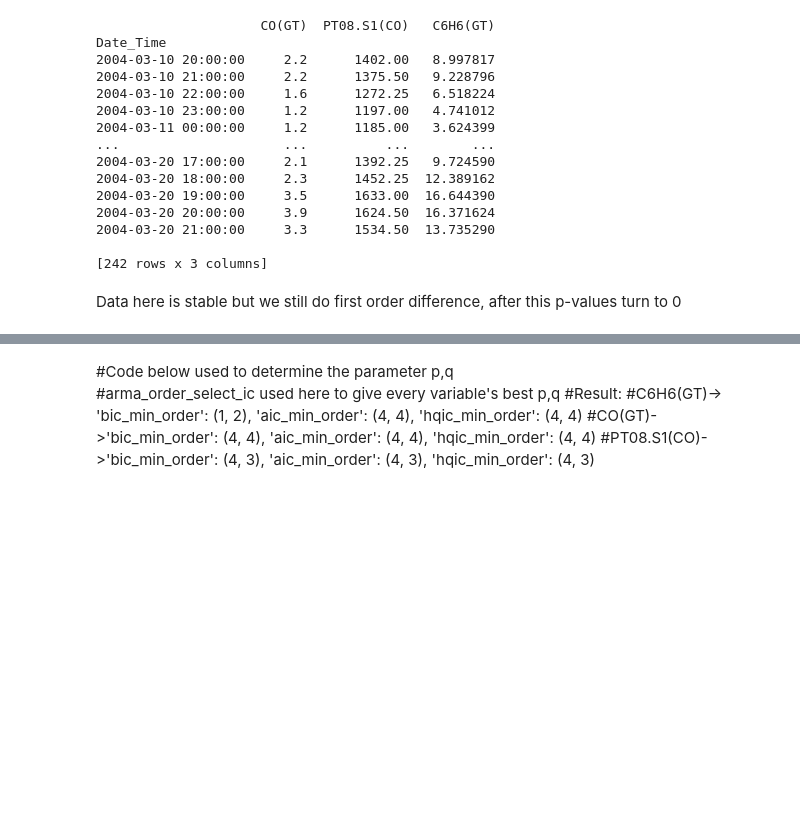
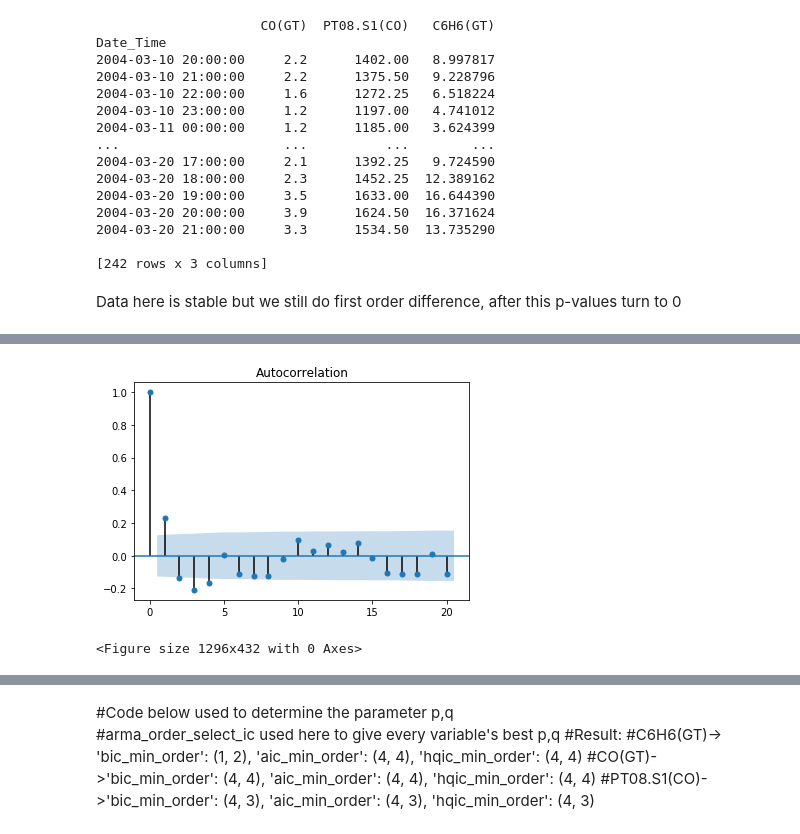
Before and after one commit to Orbis36/2020ICM-MCM, a Jupyter notebook: Time series Prediction/Tranditional_ARMA_Model.ipynb, the cells around one changed output, grey strips where cells are left out. Saved outputs shown, nothing was run; the diff lists cells and outputs as text; code cells hidden in the pictures; blank space fills up the shorter version.

```diff
--- a/Time series Prediction/Tranditional_ARMA_Model.ipynb
+++ b/Time series Prediction/Tranditional_ARMA_Model.ipynb
@@ -114 +114,9 @@ Critical Value (10%)          -2.573453e+00
 dtype: float64
+# %%
+plot_acf(diff_1_list['C6H6(GT)'],lags=20)
+plt.figure(figsize=(18, 6))
+plt.show()
+print(NewFrame)
+# %% [output]
+[figure, added]
+<Figure size 1296x432 with 0 Axes>
```
Also changed, not shown: parts of 9 cells of this notebook, 2 other files.
